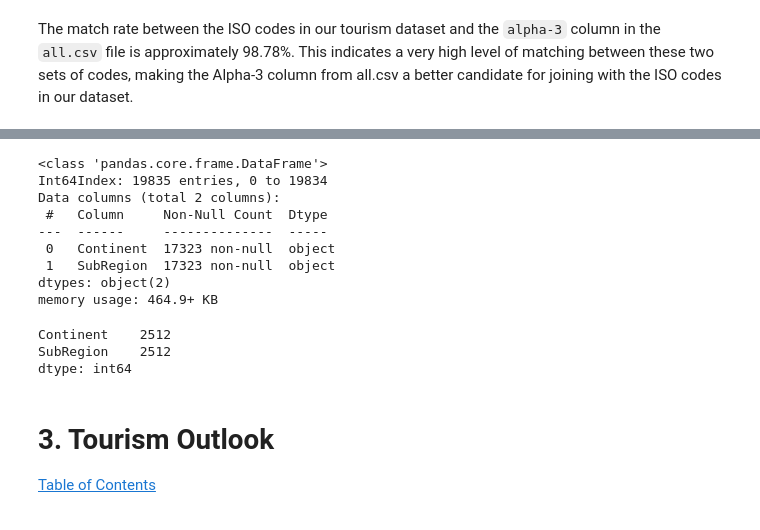
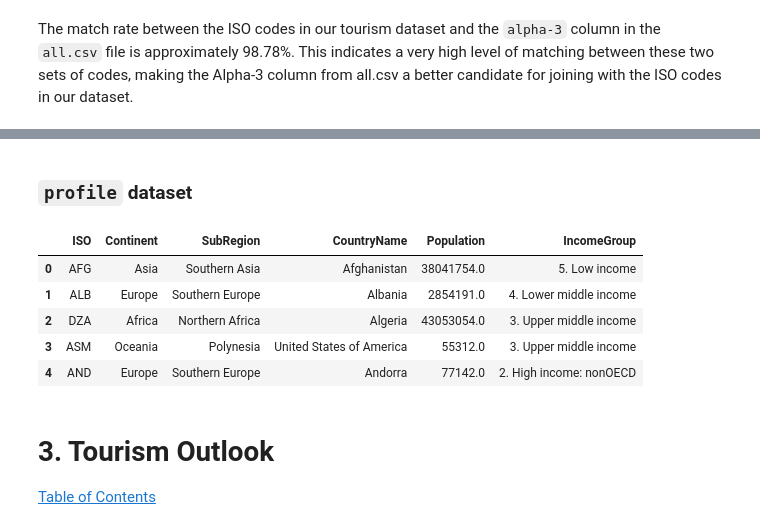
Before and after one commit to vk-poonyakanok/thailand-tourism-trend, a Jupyter notebook: Thailand_Tourism_Trends_Analysis.ipynb, the cells around one changed output, grey strips where cells are left out. Saved outputs shown, nothing was run; the diff lists cells and outputs as text; code cells hidden in the pictures.

```diff
--- a/Thailand_Tourism_Trends_Analysis.ipynb
+++ b/Thailand_Tourism_Trends_Analysis.ipynb
@@ -212,13 +219,13 @@ dtype: int64
 `world_data.csv` are extracted from [Natural Earth](https://www.naturalearthdata.com/)
 # %%
 # Load the world_data.csv to examine all A3 columns and determine the best one for matching
-world_data_df = pd.read_csv("world_data.csv")
+world_data = pd.read_csv("world_data.csv")
 
 # Identifying all columns that contain 'A3' in their name
-a3_columns = [col for col in world_data_df.columns if 'A3' in col]
+a3_columns = [col for col in world_data.columns if 'A3' in col]
 
 # Displaying the unique values in each of the A3 columns to determine which one matches the most with the ISO codes in the tourism dataset
-a3_unique_values = {col: world_data_df[col].unique() for col in a3_columns}
+a3_unique_values = {col: world_data[col].unique() for col in a3_columns}
 a3_unique_values.keys()
 # %% [output]
 dict_keys(['SOV_A3', 'ADM0_A3', 'GU_A3', 'SU_A3', 'BRK_A3', 'ISO_A3', 'ISO_A3_EH', 'UN_A3', 'WB_A3', 'ADM0_A3_US', 'ADM0_A3_FR', 'ADM0_A3_RU', 'ADM0_A3_ES', 'ADM0_A3_CN', 'ADM0_A3_TW', 'ADM0_A3_IN', ' ...
@@ -292,10 +259,10 @@ dtype: int64
 `all.csv` is from Luke Duncalfe github [ISO-3166-Countries-with-Regional-Codes](https://github.com/lukes/ISO-3166-Countries-with-Regional-Codes)
 # %%
 # Load the all.csv to examine alpha-3 column and determine if it is better for matching
-all_data_df = pd.read_csv("all.csv")
+all_data = pd.read_csv("all.csv")
 
 # Extracting the relevant columns for comparison (ISO to alpha-3 and CountryID to country-code)
-alpha_3_column = all_data_df['alpha-3']
+alpha_3_column = all_data['alpha-3']
 
 # Extracting unique ISO and CountryID codes from the tourism dataset
 unique_iso_codes = df['ISO'].unique()
@@ -314,16 +281,3 @@ match_rate_iso_alpha3
 0.9878048780487805
 # %% [markdown]
 The match rate between the ISO codes in our tourism dataset and the `alpha-3` column in the `all.csv` file is approximately 98.78%. This indicates a very high level of matching between these two sets of codes, making the Alpha-3 column from all.csv a better candidate for joining with the ISO codes in our dataset.
-# %%
-# Selecting relevant columns for region and sub-region from the all.csv data
-region_data_columns = ['alpha-3', 'region', 'sub-region']
-region_data_df = all_data_df[region_data_columns]
-
-# Renaming 'alpha-3' to 'ISO' for consistency with the tourism dataset
-region_data_df = region_data_df.rename(columns={'alpha-3': 'ISO', 'region': 'Continent', 'sub-region': 'SubRegion'})
-
-# Performing a left join of the tourism dataset with the region data on the 'ISO' column
-df = pd.merge(df, region_data_df, on='ISO', how='left')
-
-# Displaying the first few rows of the merged DataFrame
-df.head()
@@ -337,20 +284,25 @@ df.head()
-# %%
-# Check info
-df[['Continent', 'SubRegion']].info()
-# %% [output]
-<class 'pandas.core.frame.DataFrame'>
-Int64Index: 19835 entries, 0 to 19834
-Data columns (total 2 columns):
- #   Column     Non-Null Count  Dtype
----  ------     --------------  -----
- 0   Continent  17323 non-null  object
- 1   SubRegion  17323 non-null  object
-dtypes: object(2)
-memory usage: 464.9+ KB
-# %%
-# Check missing data
-df[['Continent', 'SubRegion']].isnull().sum()
-# %% [output]
-Continent    2512
-SubRegion    2512
-dtype: int64
+# %% [markdown]
+### `profile` dataset
+# %%
+# Creating a new dataframe with only 'ISO' from 'df'
+profile = df[['ISO']].drop_duplicates()
+
+# Renaming columns in 'all_df' and 'world_data' for clarity and easier joins
+all_data_renamed = all_data.rename(columns={'alpha-3': 'ISO', 'region': 'Continent', 'sub-region': 'SubRegion'})
+world_data_renamed = world_data.rename(columns={'ISO_A3_EH': 'ISO', 'SOVEREIGNT': 'CountryName', 'POP_EST': 'Population', 'INCOME_GRP': 'IncomeGroup'})
+
+# Joining 'df_ISO' with 'new_df_iso_only'
+profile = profile.merge(all_data_renamed[['ISO', 'Continent', 'SubRegion']], on='ISO', how='left')
+
+# Joining 'world_data_renamed' with 'new_df_iso_only'
+profile = profile.merge(world_data_renamed[['ISO', 'CountryName', 'Population', 'IncomeGroup']], on='ISO', how='left')
+# %%
+# Displaying the first few rows of the merged dataframe
+profile.head()
+# %% [output]
+|  | ISO | Continent | SubRegion | CountryName | Population | IncomeGroup |
+| 0 | AFG | Asia | Southern Asia | Afghanistan | 38041754.0 | 5. Low income |
+| 1 | ALB | Europe | Southern Europe | Albania | 2854191.0 | 4. Lower middle income |
+| 2 | DZA | Africa | Northern Africa | Algeria | 43053054.0 | 3. Upper middle income |
+| 3 | ASM | Oceania | Polynesia | United States of America | 55312.0 | 3. Upper middle income |
+| 4 | AND | Europe | Southern Europe | Andorra | 77142.0 | 2. High income: nonOECD |
```
Also changed, not shown: parts of 17 cells of this notebook, 4 other files.
